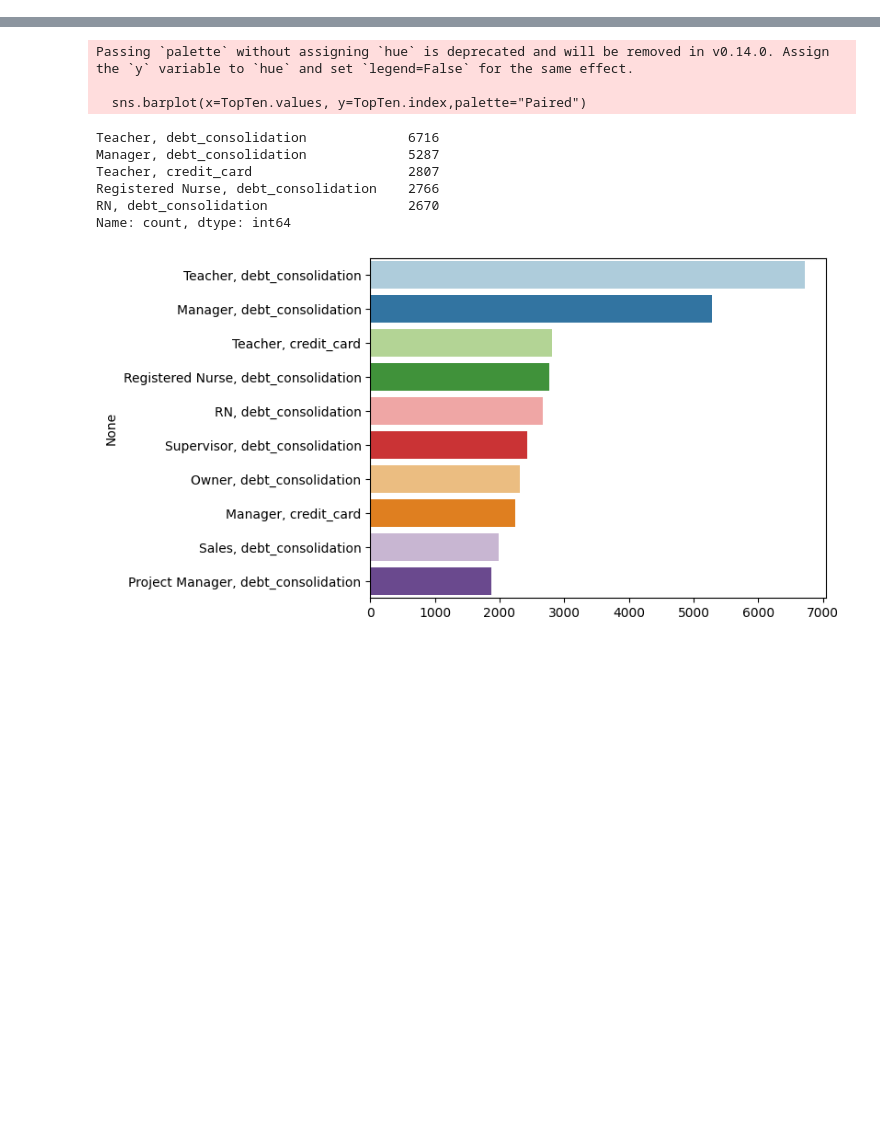
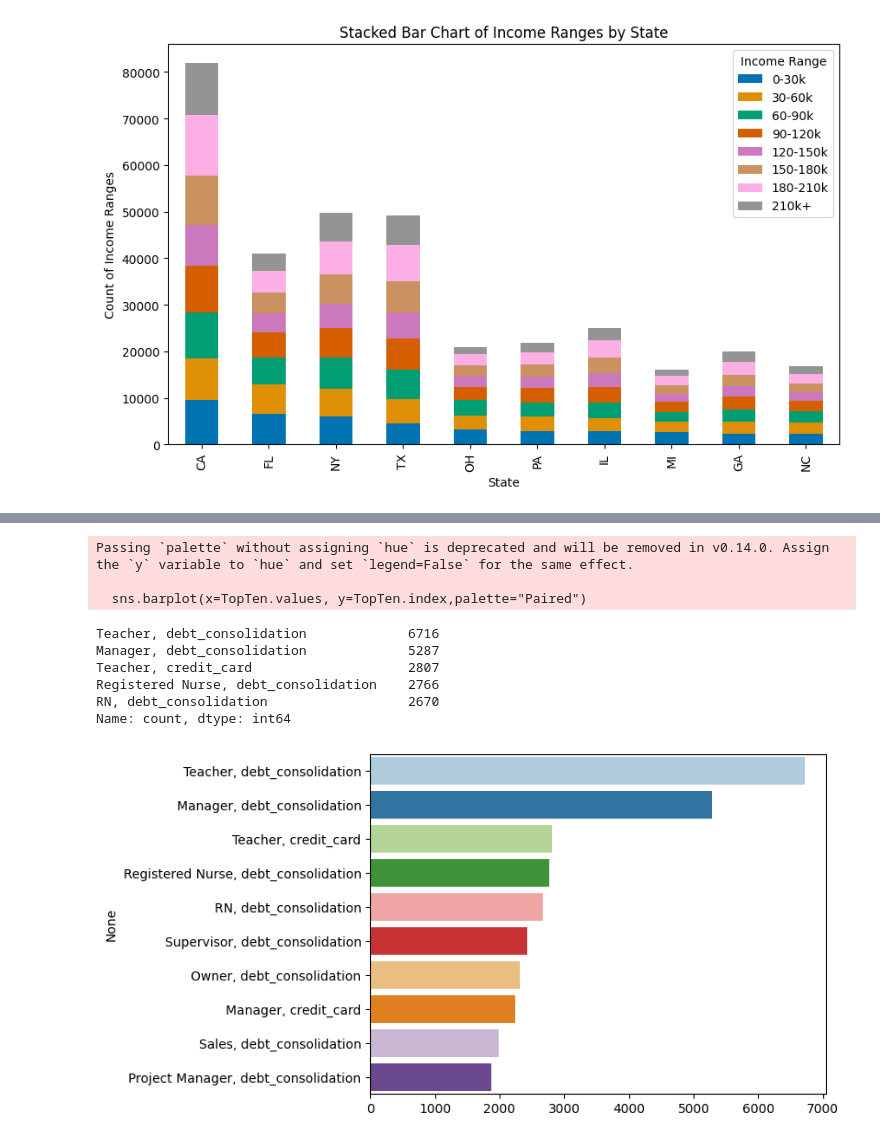
Before and after one commit to dugku/FinalProjectSem2, a Jupyter notebook: main.ipynb, the cells around one changed output, grey strips where cells are left out. Drawn from its saved outputs; the diff is of its cells as text; code cells hidden in the pictures; blank space fills up the shorter version.

```diff
--- a/main.ipynb
+++ b/main.ipynb
@@ -10,4 +12,6 @@ from sklearn.decomposition import PCA
 # %%
 data = pd.read_csv("currentData.csv")
-data.columns
+data.dropna(axis=1)
+df = pd.DataFrame(data)
+df
 # %% [output]
@@ -33,0 +31,3 @@ Index(['Unnamed: 0', 'id', 'member_id', 'loan_amnt', 'funded_amnt',
+# %%
+droppped = df.dropna(axis=1)
+droppped
@@ -33,0 +66,23 @@ Index(['Unnamed: 0', 'id', 'member_id', 'loan_amnt', 'funded_amnt',
+# %%
+MoreDropped["addr_state"].value_counts()
+MoreDropped["annual_inc"].max()
+
+bins = [0 , 30000, 60000, 90000, 120000, 150000, 180000, 210000]
+
+labels = ["0-30k", "30-60k", "60-90k", "90-120k", "120-150k", "150-180k", "180-210k", "210k+"]
+
+MoreDropped["Income Range"] = pd.qcut(MoreDropped["annual_inc"], q=8, labels=labels)
+# %%
+income_state_ct = pd.crosstab(MoreDropped['addr_state'], MoreDropped['Income Range'])
+
+sorted_income = income_state_ct.sort_values(by=['0-30k', '30-60k', '60-90k', '90-120k', '120-150k',
+                  '150-180k', '180-210k', '210k+'], ascending=False).head(10)
+
+# Plot a stacked bar chart
+sorted_income.plot(kind='bar', stacked=True, figsize=(10, 6))
+plt.title('Stacked Bar Chart of Income Ranges by State')
+plt.xlabel('State')
+plt.ylabel('Count of Income Ranges')
+plt.show()
+# %% [output]
+[figure, added]
```
Also changed, not shown: parts of 11 cells of this notebook.
